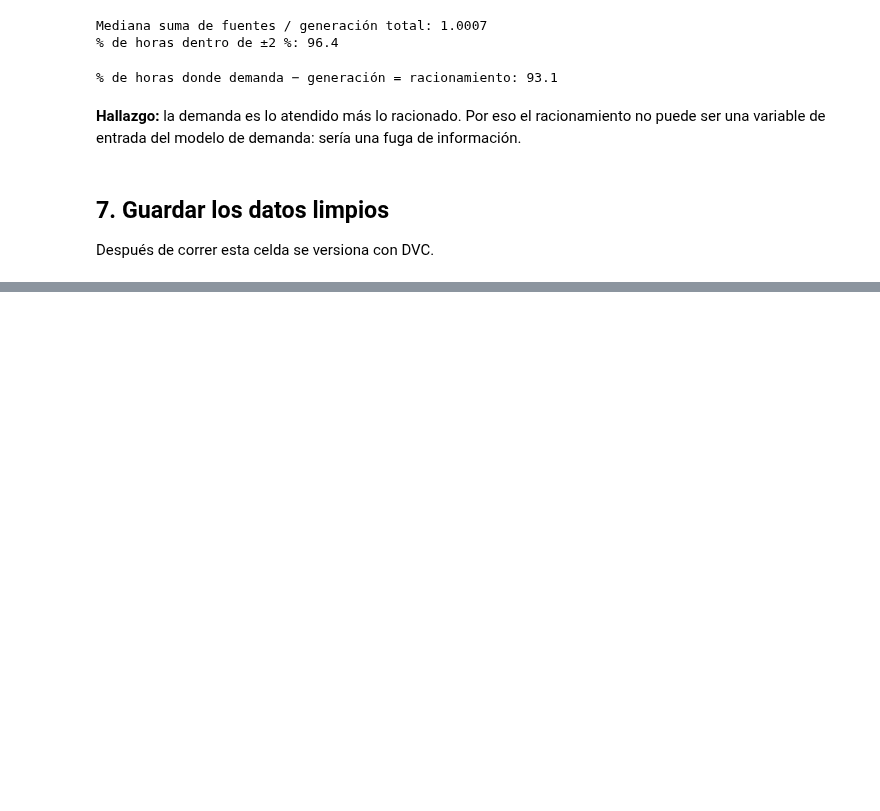
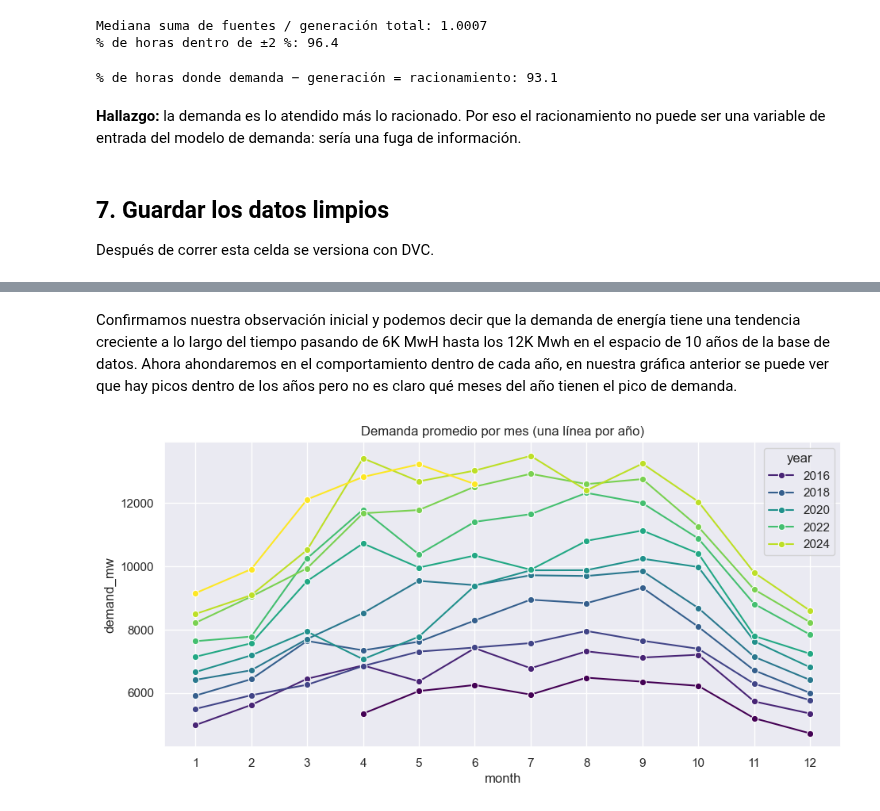
Before and after one commit to melissagutierrezarias-create/pgcb-demanda, a Jupyter notebook: notebooks/01_calidad_datos.ipynb, the cells around one changed output, grey strips where cells are left out. Saved outputs shown, nothing was run; the diff lists cells and outputs as text; code cells hidden in the pictures; blank space fills up the shorter version.

```diff
--- a/notebooks/01_calidad_datos.ipynb
+++ b/notebooks/01_calidad_datos.ipynb
@@ -207,0 +262,5 @@ Guardado: /Users/meliguti/Documents/pgcb-demanda/data/processed/pgcb_horario_lim
+# %%
+datos = serie.to_frame()
+datos["year"] = datos.index.year
+datos["month"] = datos.index.month
+datos["hour"] = datos.index.hour
@@ -207,0 +280,14 @@ Guardado: /Users/meliguti/Documents/pgcb-demanda/data/processed/pgcb_horario_lim
+# %% [markdown]
+Confirmamos nuestra observación inicial y podemos decir que la demanda de energía tiene una tendencia creciente a lo largo del tiempo pasando de 6K MwH hasta los 12K Mwh en el espacio de 10 años de la base de datos.
+Ahora ahondaremos en el comportamiento dentro de cada año, en nuestra gráfica anterior se puede ver que hay picos dentro de los años pero no es claro qué meses del año tienen el pico de demanda.
+# %%
+#Generamos una gráfica en al que se puede ver la demanda promedio de cada mes del año y la comparamos con otros años.
+por_mes = datos.groupby(["year", "month"])["demand_mw"].mean().reset_index()
+
+plt.figure(figsize=(11, 5))
+sns.lineplot(data=por_mes, x="month", y="demand_mw", hue="year", palette="viridis", marker="o")
+plt.xticks(range(1, 13))
+plt.title("Demanda promedio por mes (una línea por año)")
+plt.show()
+# %% [output]
+[figure, added]
```
Also changed, not shown: parts of 14 cells of this notebook.
